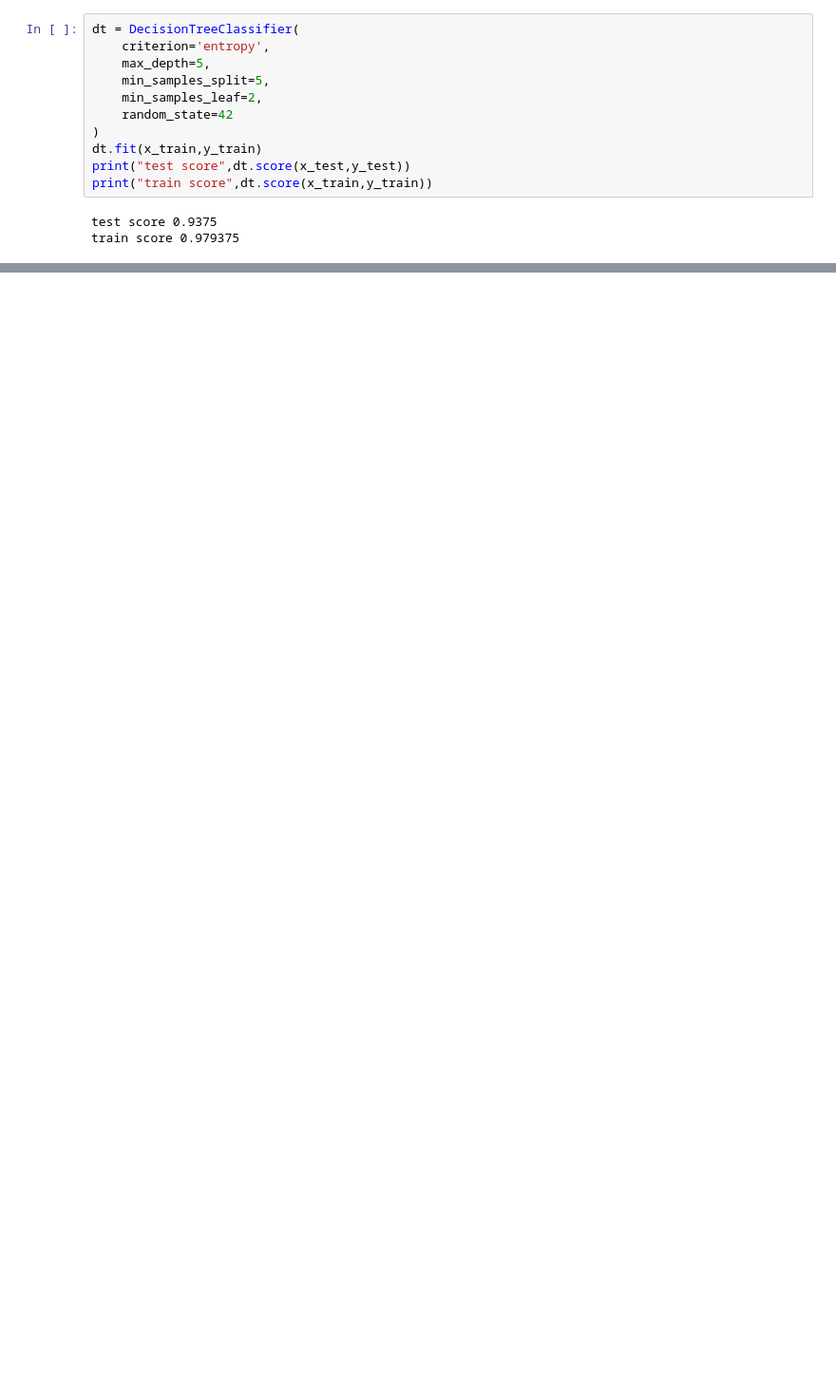
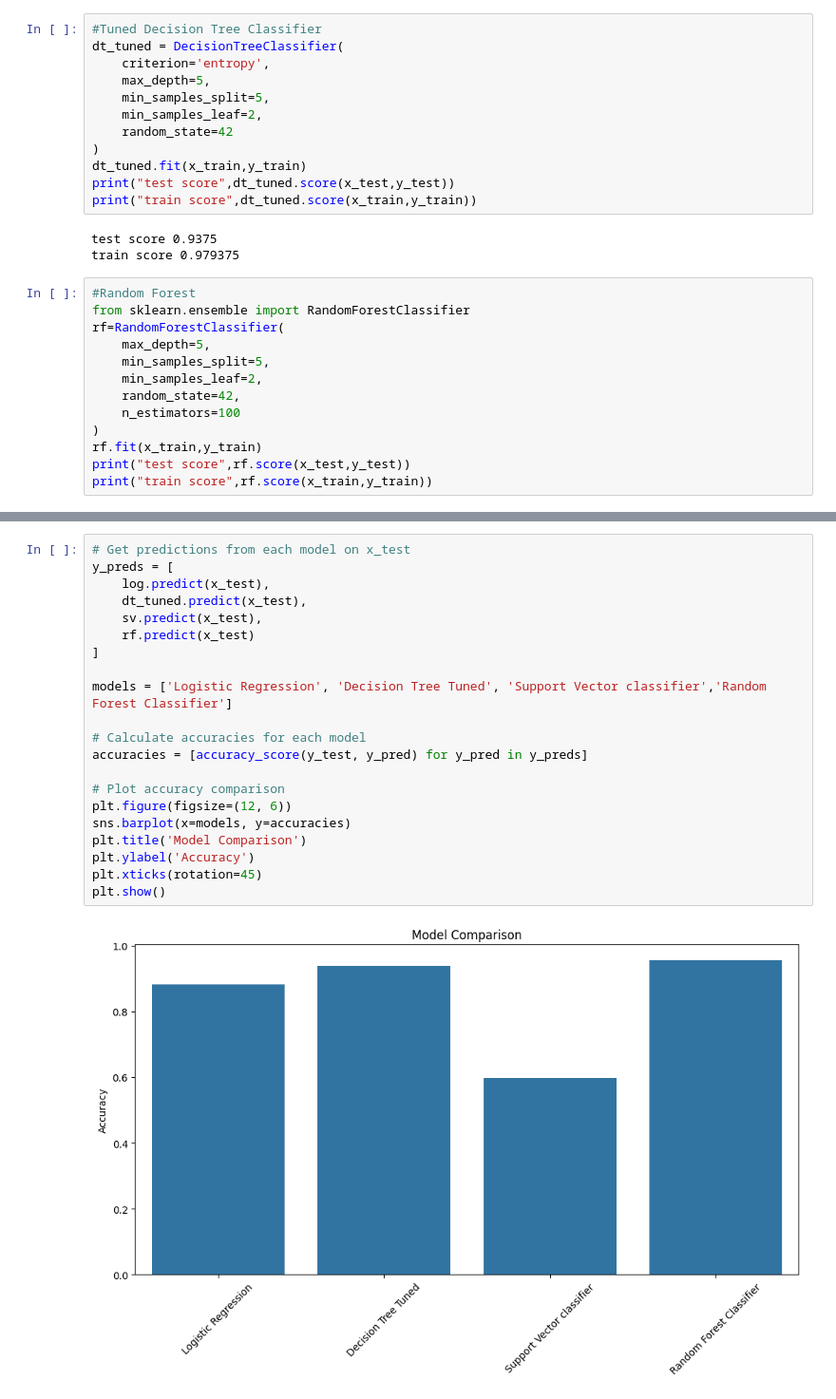
Before and after one commit to Kavya8344/loan-approved-prediction, a Jupyter notebook: loan.ipynb, the cells around one changed output, grey strips where cells are left out. Shown at 95% size. Drawn from its saved outputs; the diff is of its cells as text; blank space fills up the shorter version.

```diff
--- a/loan.ipynb
+++ b/loan.ipynb
@@ -219,16 +217,30 @@ dt.get_params()
  'random_state': None,
  'splitter': 'best'}
 # %%
-dt = DecisionTreeClassifier(
+#Tuned Decision Tree Classifier
+dt_tuned = DecisionTreeClassifier(
     criterion='entropy',
     max_depth=5,
     min_samples_split=5,
     min_samples_leaf=2,
     random_state=42
 )
-dt.fit(x_train,y_train)
-print("test score",dt.score(x_test,y_test))
-print("train score",dt.score(x_train,y_train))
+dt_tuned.fit(x_train,y_train)
+print("test score",dt_tuned.score(x_test,y_test))
+print("train score",dt_tuned.score(x_train,y_train))
 # %% [output]
 test score 0.9375
 train score 0.979375
+# %%
+#Random Forest
+from sklearn.ensemble import RandomForestClassifier
+rf=RandomForestClassifier(
+    max_depth=5,
+    min_samples_split=5,
+    min_samples_leaf=2,
+    random_state=42,
+    n_estimators=100
+)
+rf.fit(x_train,y_train)
+print("test score",rf.score(x_test,y_test))
+print("train score",rf.score(x_train,y_train))
@@ -234,0 +301,23 @@ train score 0.979375
+# %%
+# Get predictions from each model on x_test
+y_preds = [
+    log.predict(x_test),
+    dt_tuned.predict(x_test),
+    sv.predict(x_test),
+    rf.predict(x_test)
+]
+
+models = ['Logistic Regression', 'Decision Tree Tuned', 'Support Vector classifier','Random Forest Classifier']
+
+# Calculate accuracies for each model
+accuracies = [accuracy_score(y_test, y_pred) for y_pred in y_preds]
+
+# Plot accuracy comparison
+plt.figure(figsize=(12, 6))
+sns.barplot(x=models, y=accuracies)
+plt.title('Model Comparison')
+plt.ylabel('Accuracy')
+plt.xticks(rotation=45)
+plt.show()
+# %% [output]
+[figure, added]
```
Also changed, not shown: parts of 9 cells of this notebook, 3 other files.
